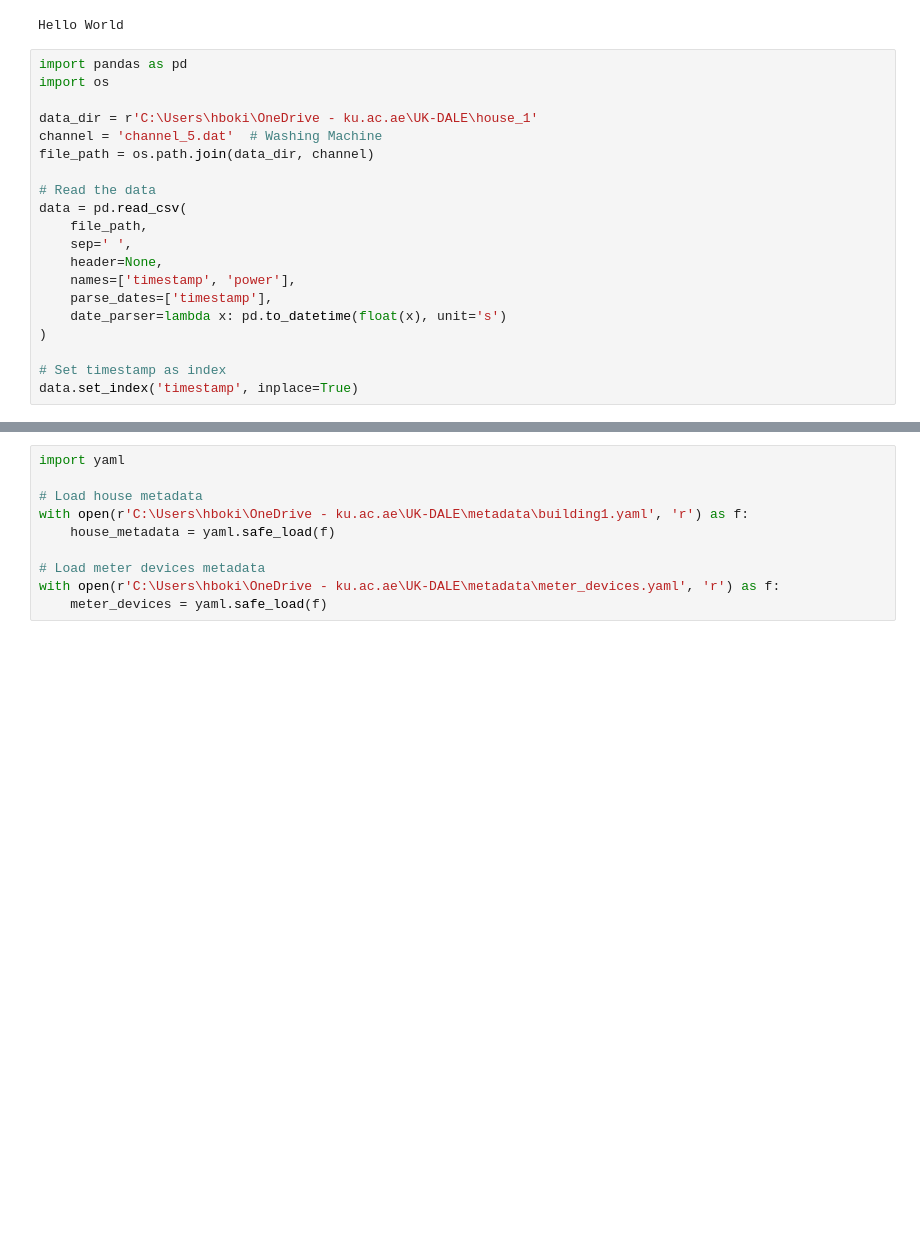
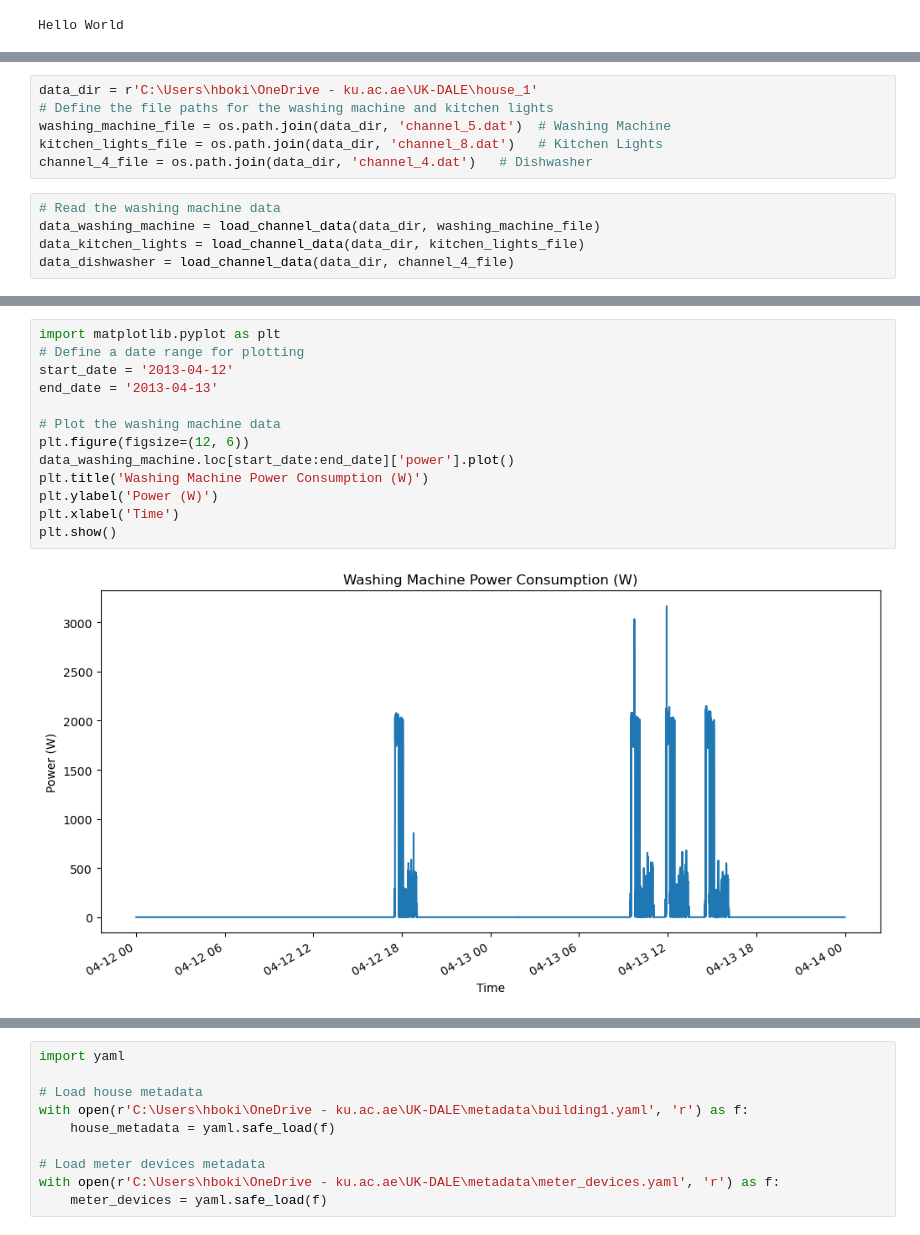
Before and after one commit to hbnobaid/sysOpt, a Jupyter notebook: data_exploration.ipynb, the cells around one changed output, grey strips where cells are left out. Cells and saved outputs as stored; diff of their text form; blank space fills up the shorter version.

Commit message:
data pre prossing

```diff
--- a/data_exploration.ipynb
+++ b/data_exploration.ipynb
@@ -2,23 +2,3 @@
 print ("Hello World")
 # %% [output]
 Hello World
-# %%
-import pandas as pd
-import os
-
-data_dir = r'C:\Users\hboki\OneDrive - ku.ac.ae\UK-DALE\house_1'
-channel = 'channel_5.dat'  # Washing Machine
-file_path = os.path.join(data_dir, channel)
-
-# Read the data
-data = pd.read_csv(
-    file_path,
-    sep=' ',
-    header=None,
-    names=['timestamp', 'power'],
-    parse_dates=['timestamp'],
-    date_parser=lambda x: pd.to_datetime(float(x), unit='s')
-)
-
-# Set timestamp as index
-data.set_index('timestamp', inplace=True)
@@ -26,0 +35,11 @@ KeyboardInterrupt:
+# %%
+data_dir = r'C:\Users\hboki\OneDrive - ku.ac.ae\UK-DALE\house_1'
+# Define the file paths for the washing machine and kitchen lights
+washing_machine_file = os.path.join(data_dir, 'channel_5.dat')  # Washing Machine
+kitchen_lights_file = os.path.join(data_dir, 'channel_8.dat')   # Kitchen Lights
+channel_4_file = os.path.join(data_dir, 'channel_4.dat')   # Dishwasher
+# %%
+# Read the washing machine data
+data_washing_machine = load_channel_data(data_dir, washing_machine_file)
+data_kitchen_lights = load_channel_data(data_dir, kitchen_lights_file)
+data_dishwasher = load_channel_data(data_dir, channel_4_file)
@@ -26,0 +82,15 @@ KeyboardInterrupt:
+# %%
+import matplotlib.pyplot as plt
+# Define a date range for plotting
+start_date = '2013-04-12'
+end_date = '2013-04-13'
+
+# Plot the washing machine data
+plt.figure(figsize=(12, 6))
+data_washing_machine.loc[start_date:end_date]['power'].plot()
+plt.title('Washing Machine Power Consumption (W)')
+plt.ylabel('Power (W)')
+plt.xlabel('Time')
+plt.show()
+# %% [output]
+[figure, added]
```
Also changed, not shown: parts of 22 cells of this notebook.
